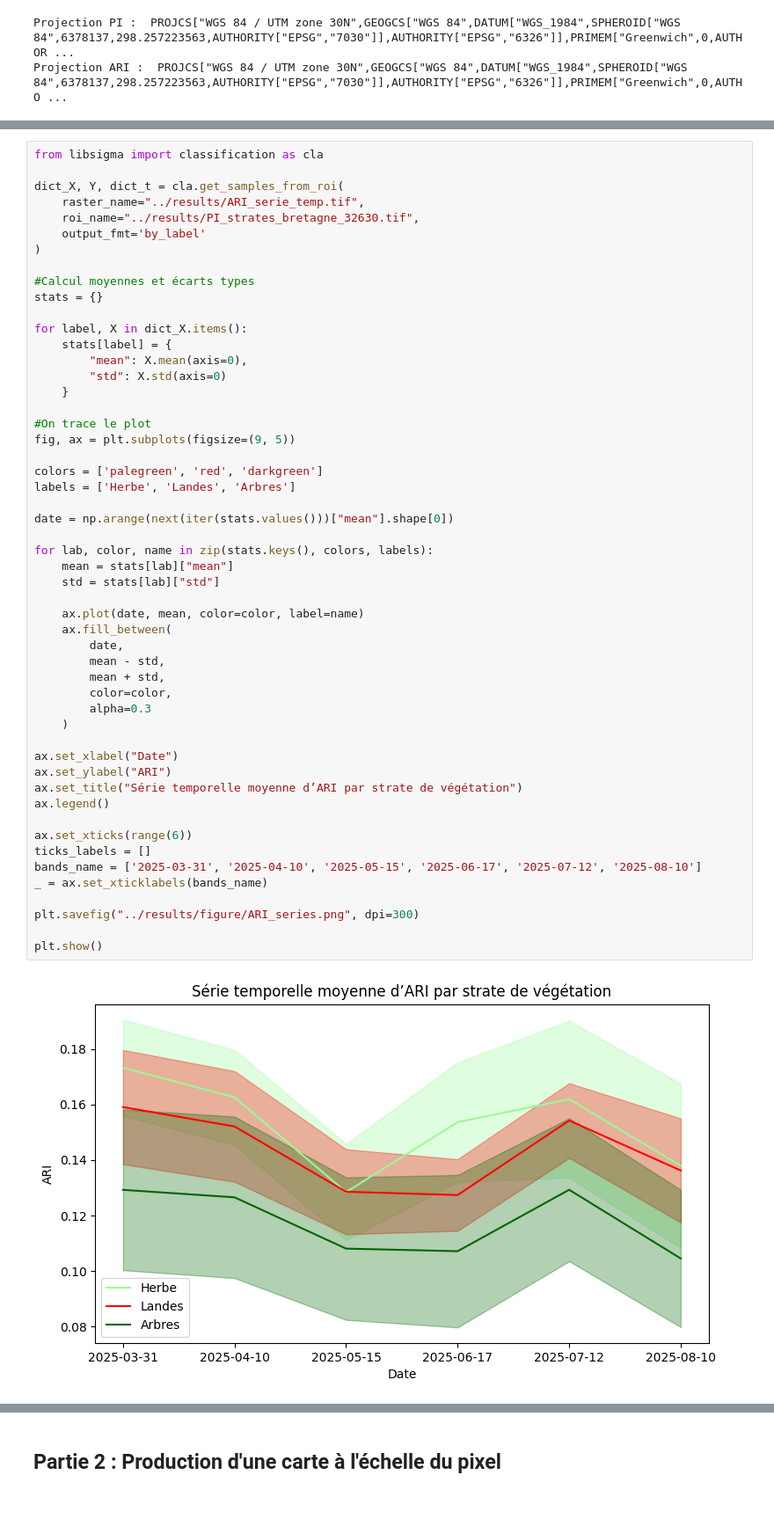
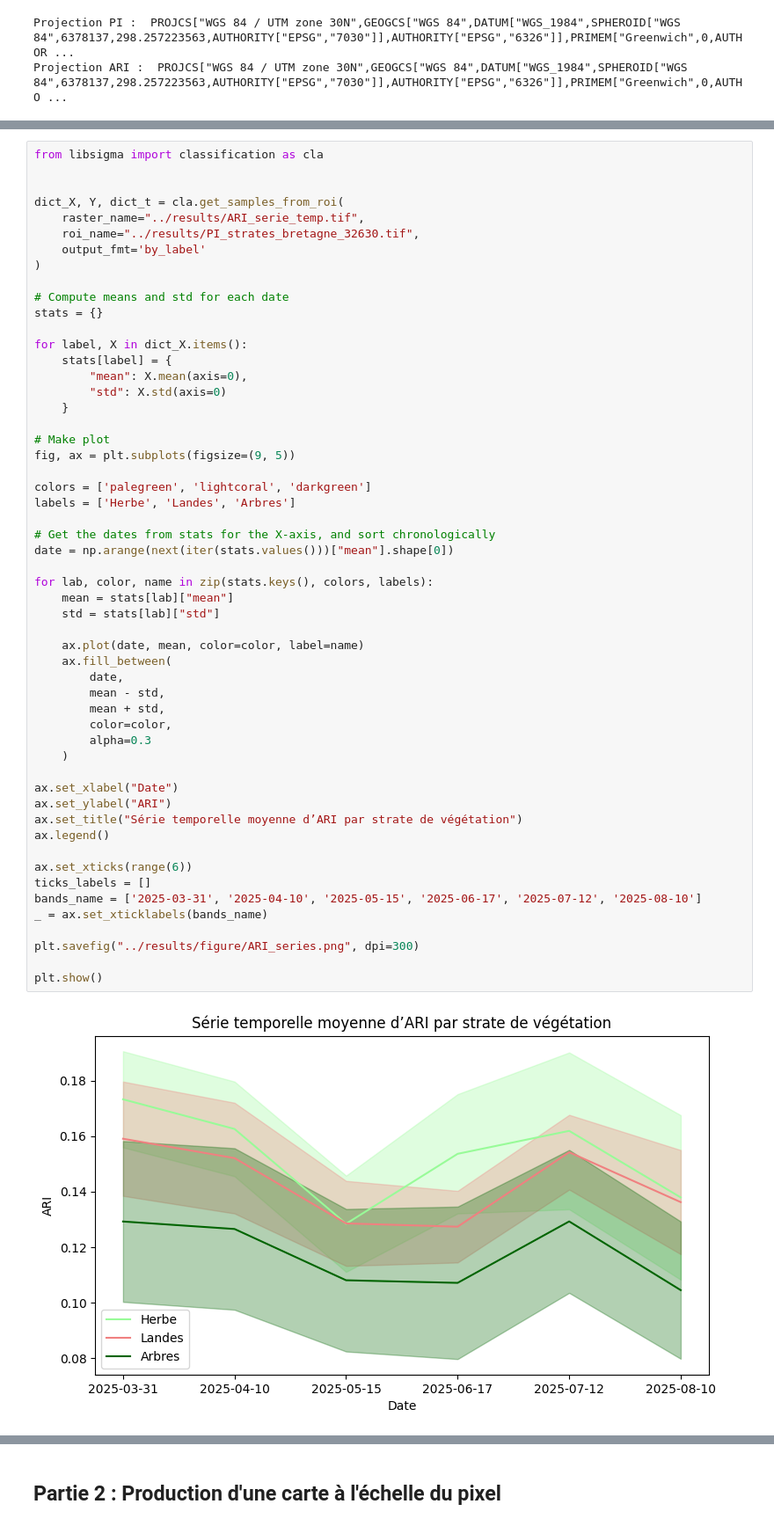
Before and after one commit to nicolas-requin/projet_landes, a Jupyter notebook: projet_telea_REQUIN_NICOLAS.ipynb, the cells around one changed output, grey strips where cells are left out. Shown at 88% size. Drawn from its saved outputs; the diff is of its cells as text.

```diff
--- a/projet_telea_REQUIN_NICOLAS.ipynb
+++ b/projet_telea_REQUIN_NICOLAS.ipynb
@@ -174,5 +185,6 @@ Les deux rasters ont bien la même projection, nous pouvons procéder.
 # %%
 from libsigma import classification as cla
+
 
 dict_X, Y, dict_t = cla.get_samples_from_roi(
     raster_name="../results/ARI_serie_temp.tif",
@@ -180,7 +192,7 @@ dict_X, Y, dict_t = cla.get_samples_from_roi(
     output_fmt='by_label'
 )
 
-#Calcul moyennes et écarts types
+# Compute means and std for each date
 stats = {}
 
 for label, X in dict_X.items():
@@ -189,40 +201,41 @@ for label, X in dict_X.items():
         "std": X.std(axis=0)
     }
 
-#On trace le plot
+# Make plot
 fig, ax = plt.subplots(figsize=(9, 5))
 
-colors = ['palegreen', 'red', 'darkgreen']
+colors = ['palegreen', 'lightcoral', 'darkgreen']
 labels = ['Herbe', 'Landes', 'Arbres']
 
+# Get the dates from stats for the X-axis, and sort chronologically
 date = np.arange(next(iter(stats.values()))["mean"].shape[0])
 
 for lab, color, name in zip(stats.keys(), colors, labels):
     mean = stats[lab]["mean"]
     std = stats[lab]["std"]
 
     ax.plot(date, mean, color=color, label=name)
     ax.fill_between(
         date,
         mean - std,
         mean + std,
         color=color,
         alpha=0.3
     )
 
 ax.set_xlabel("Date")
 ax.set_ylabel("ARI")
 ax.set_title("Série temporelle moyenne d’ARI par strate de végétation")
 ax.legend()
 
 ax.set_xticks(range(6))
 ticks_labels = []
 bands_name = ['2025-03-31', '2025-04-10', '2025-05-15', '2025-06-17', '2025-07-12', '2025-08-10']
 _ = ax.set_xticklabels(bands_name)
 
 plt.savefig("../results/figure/ARI_series.png", dpi=300)
 
 plt.show()
 # %% [output]
-[figure, old version]
+[figure, new version]
 # %% [markdown]
```
Also changed, not shown: parts of 22 cells of this notebook, 6 other files.
